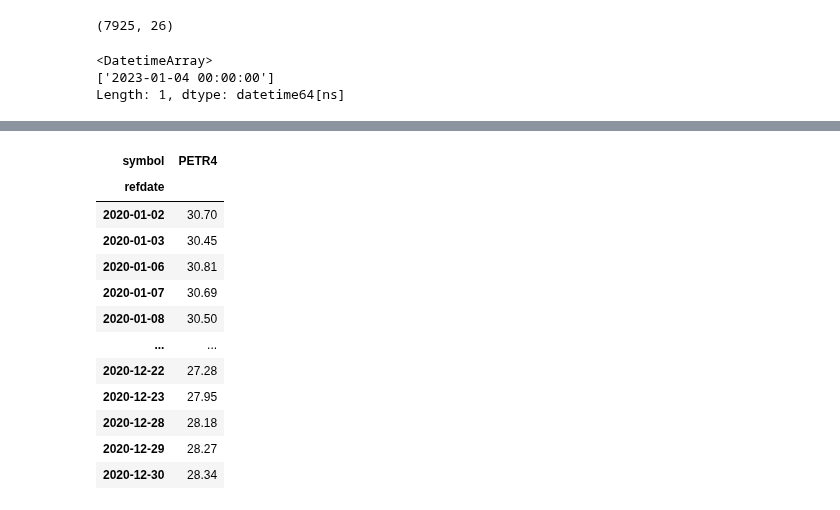
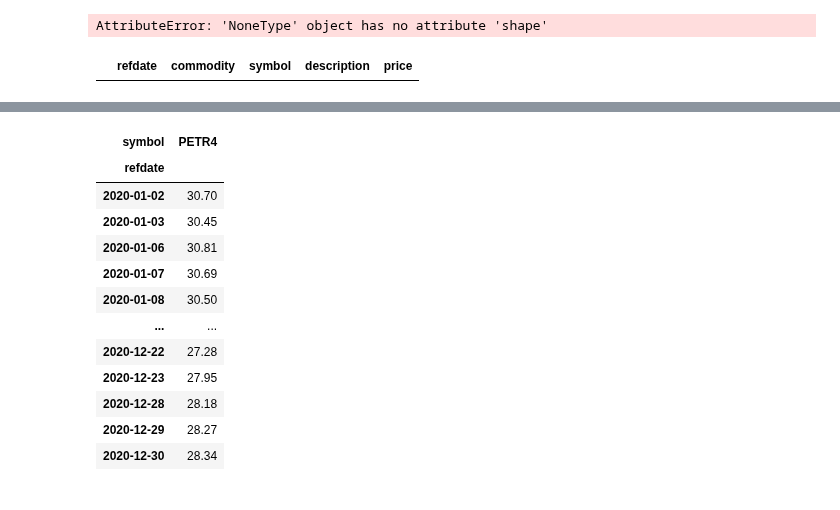
Before and after one commit to wilsonfreitas/brasa, a Jupyter notebook: notebooks/workspace.ipynb, the cells around one changed output, grey strips where cells are left out. Cells and saved outputs as stored; diff of their text form; code cells hidden in the pictures.

Commit message:
Added downloaded and processor for file with economic indicators

```diff
--- a/notebooks/workspace.ipynb
+++ b/notebooks/workspace.ipynb
@@ -17,14 +17,14 @@ import brasa
 
 import gc
 # %%
-df = brasa.get_marketdata("b3-cotahist-daily", reprocess="read", refdate=datetime(2023, 1, 4))
+df = brasa.get_marketdata("b3-economic-indicators-price", reprocess="all", refdate=datetime(2023, 6, 1))
 display(df.shape)
-df.refdate.unique()
 # %% [output]
-(7925, 26)
+AttributeError: 'NoneType' object has no attribute 'shape'
-<DatetimeArray>
-['2023-01-04 00:00:00']
-Length: 1, dtype: datetime64[ns]
+# %%
+df
+# %% [output]
+|  | refdate | commodity | symbol | description | price |
 # %%
 brasa.process_marketdata("b3-futures-settlement-prices")
 # %%
```
Also changed, not shown: 6 other files.
